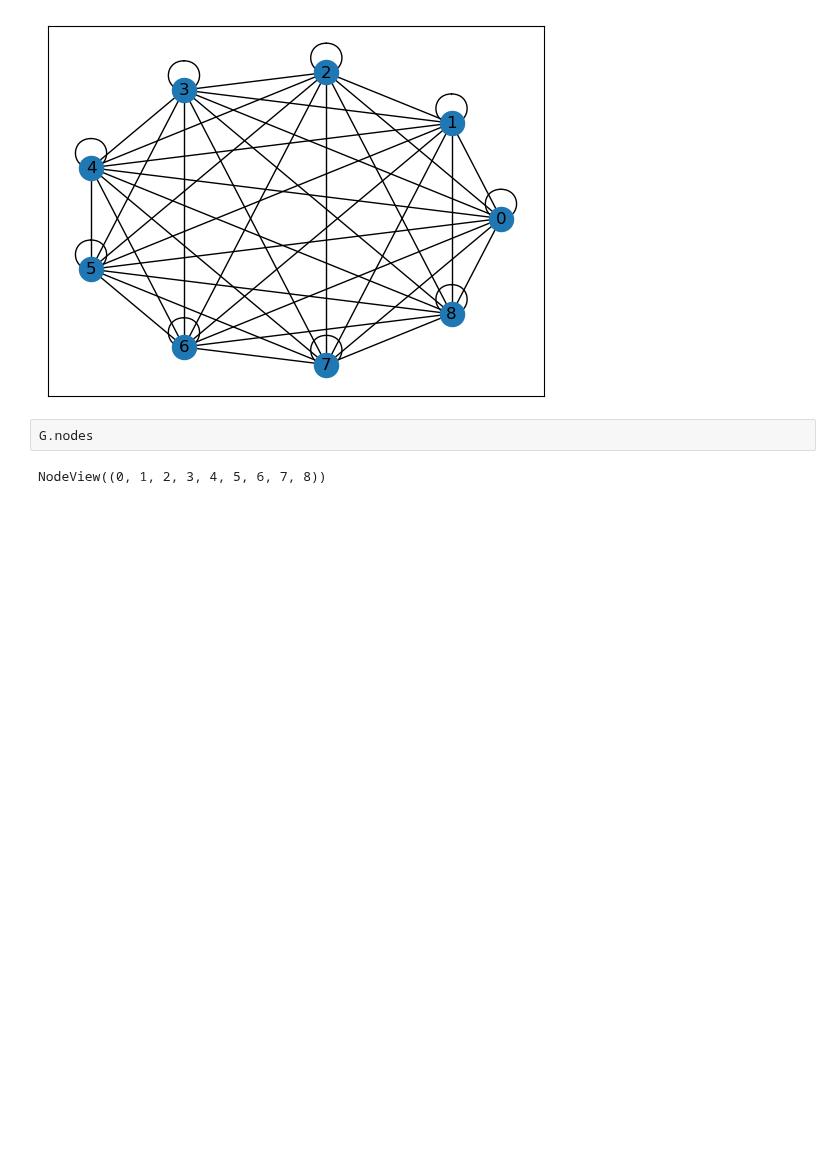
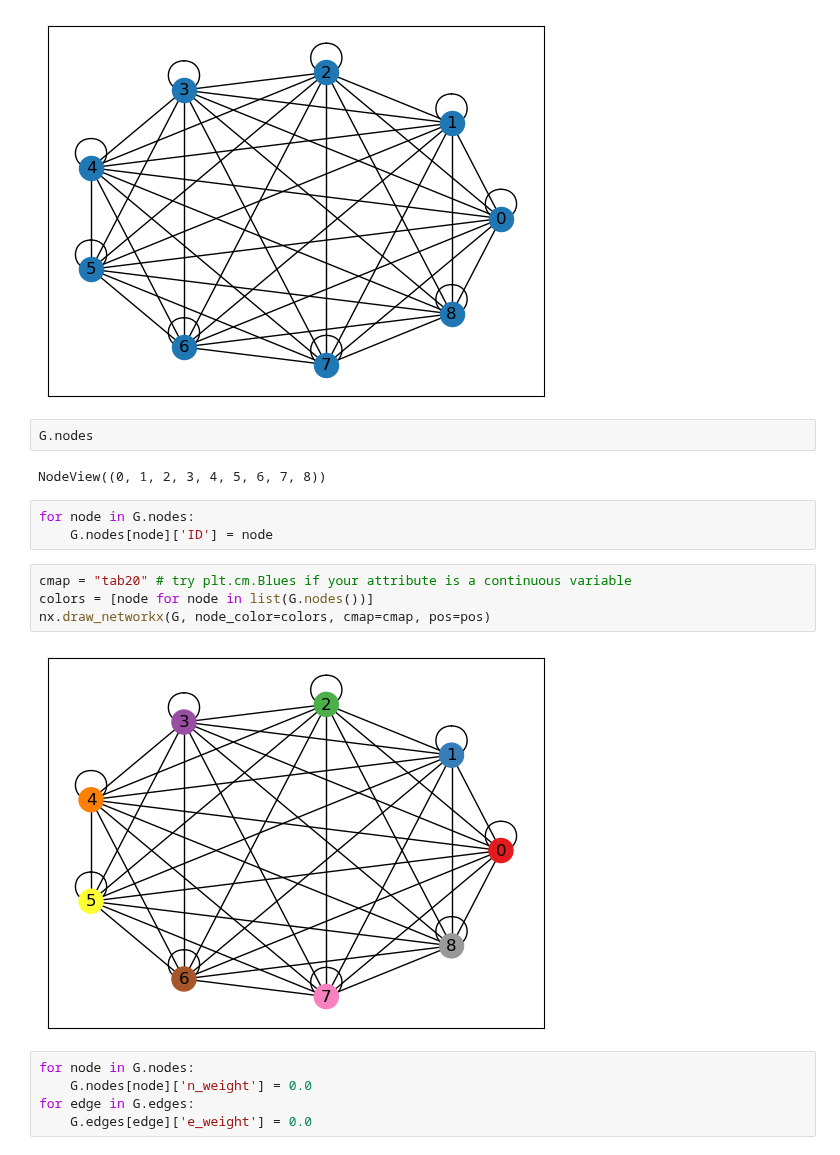
Before and after one commit to gmachiraju/K2, a Jupyter notebook: src/Testbed.ipynb, the cells around one changed output. Saved outputs shown, nothing was run; the diff lists cells and outputs as text; blank space fills up the shorter version.

Commit message:
graph viz

```diff
--- a/src/Testbed.ipynb
+++ b/src/Testbed.ipynb
@@ -24,3 +24,17 @@ plt.draw()
 G.nodes
 # %% [output]
 NodeView((0, 1, 2, 3, 4, 5, 6, 7, 8))
+# %%
+for node in G.nodes:
+    G.nodes[node]['ID'] = node
+# %%
+cmap = "tab20" # try plt.cm.Blues if your attribute is a continuous variable
+colors = [node for node in list(G.nodes())]
+nx.draw_networkx(G, node_color=colors, cmap=cmap, pos=pos)
+# %% [output]
+[figure, added]
+# %%
+for node in G.nodes:
+    G.nodes[node]['n_weight'] = 0.0
+for edge in G.edges:
+    G.edges[edge]['e_weight'] = 0.0
```
Also changed, not shown: parts of 5 cells of this notebook, 1 other file.
